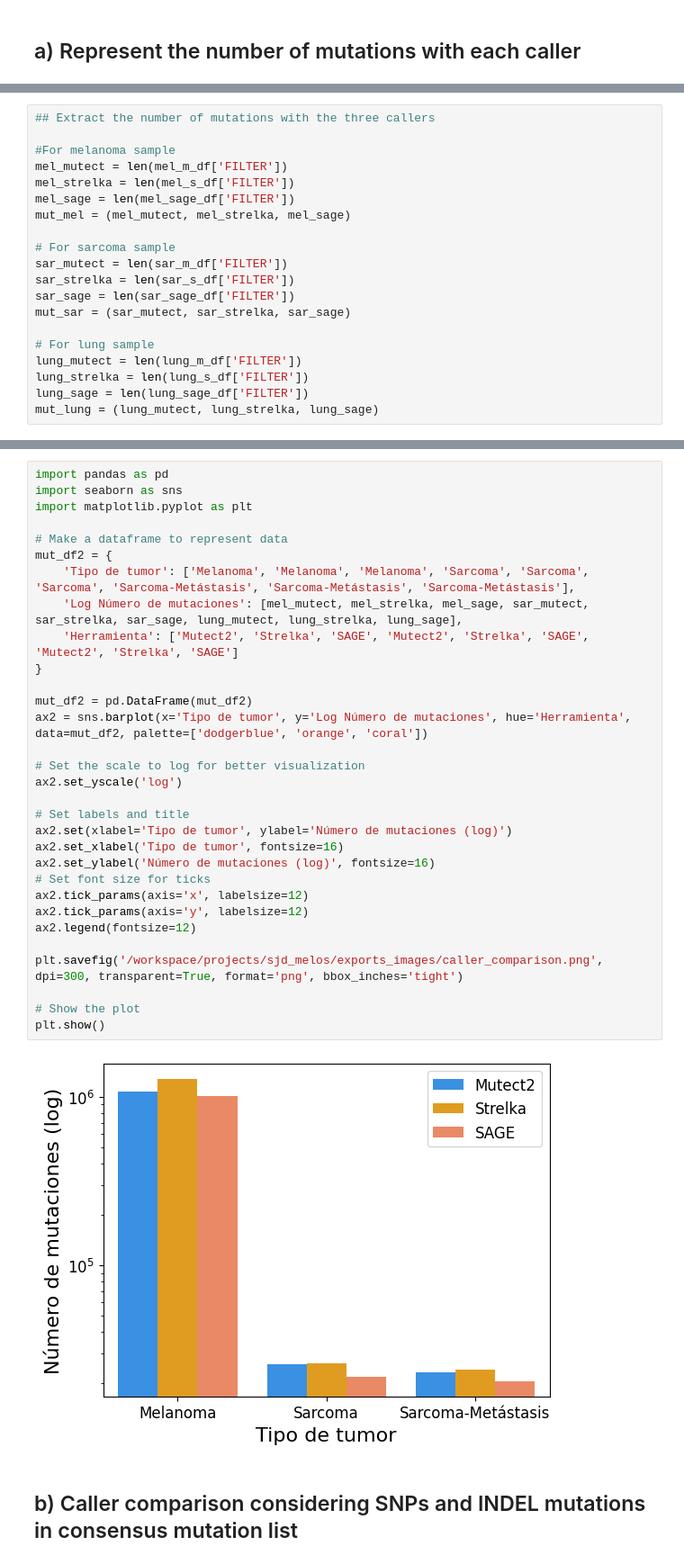
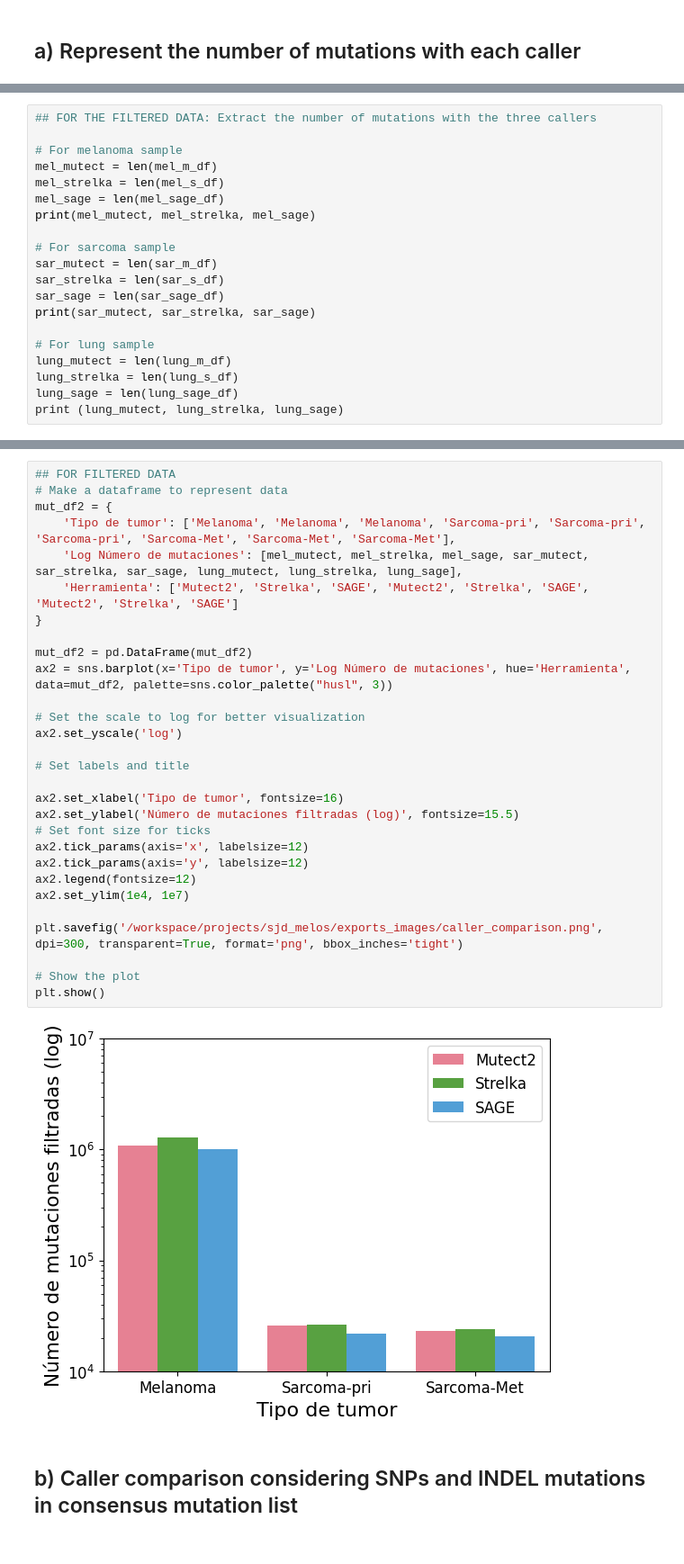
Before and after one commit to efigb/master, a Jupyter notebook: variant_analysis/somatic/consensus_mut/Caller_and_mutations_Comparison.ipynb, the cells around one changed output, grey strips where cells are left out. Shown at 90% size. Drawn from its saved outputs; the diff is of its cells as text.

Commit message:
adding modified notebook files from consensus mutations in samples, QMAP file input and the notebook to obtain it, new file for germline samples comparison and the VAF for germline

```diff
--- a/variant_analysis/somatic/consensus_mut/Caller_and_mutations_Comparison.ipynb
+++ b/variant_analysis/somatic/consensus_mut/Caller_and_mutations_Comparison.ipynb
@@ -65,20 +220,20 @@ mel_sage_df.head()
 # %%
-## Extract the number of mutations with the three callers
+## FOR THE FILTERED DATA: Extract the number of mutations with the three callers
 
-#For melanoma sample
-mel_mutect = len(mel_m_df['FILTER'])
-mel_strelka = len(mel_s_df['FILTER'])
-mel_sage = len(mel_sage_df['FILTER'])
-mut_mel = (mel_mutect, mel_strelka, mel_sage)
+# For melanoma sample
+mel_mutect = len(mel_m_df)
+mel_strelka = len(mel_s_df)
+mel_sage = len(mel_sage_df)
+print(mel_mutect, mel_strelka, mel_sage)
 
 # For sarcoma sample
-sar_mutect = len(sar_m_df['FILTER'])
-sar_strelka = len(sar_s_df['FILTER'])
-sar_sage = len(sar_sage_df['FILTER'])
-mut_sar = (sar_mutect, sar_strelka, sar_sage)
+sar_mutect = len(sar_m_df)
+sar_strelka = len(sar_s_df)
+sar_sage = len(sar_sage_df)
+print(sar_mutect, sar_strelka, sar_sage)
 
 # For lung sample
-lung_mutect = len(lung_m_df['FILTER'])
-lung_strelka = len(lung_s_df['FILTER'])
-lung_sage = len(lung_sage_df['FILTER'])
-mut_lung = (lung_mutect, lung_strelka, lung_sage)
+lung_mutect = len(lung_m_df)
+lung_strelka = len(lung_s_df)
+lung_sage = len(lung_sage_df)
+print (lung_mutect, lung_strelka, lung_sage)
@@ -85,35 +274,33 @@ mut_lung = (lung_mutect, lung_strelka, lung_sage)
 # %%
-import pandas as pd
-import seaborn as sns
-import matplotlib.pyplot as plt
-
+## FOR FILTERED DATA
 # Make a dataframe to represent data
 mut_df2 = {
-    'Tipo de tumor': ['Melanoma', 'Melanoma', 'Melanoma', 'Sarcoma', 'Sarcoma', 'Sarcoma', 'Sarcoma-Metástasis', 'Sarcoma-Metástasis', 'Sarcoma-Metástasis'],
+    'Tipo de tumor': ['Melanoma', 'Melanoma', 'Melanoma', 'Sarcoma-pri', 'Sarcoma-pri', 'Sarcoma-pri', 'Sarcoma-Met', 'Sarcoma-Met', 'Sarcoma-Met'],
     'Log Número de mutaciones': [mel_mutect, mel_strelka, mel_sage, sar_mutect, sar_strelka, sar_sage, lung_mutect, lung_strelka, lung_sage],
     'Herramienta': ['Mutect2', 'Strelka', 'SAGE', 'Mutect2', 'Strelka', 'SAGE', 'Mutect2', 'Strelka', 'SAGE']
 }
 
 mut_df2 = pd.DataFrame(mut_df2)
-ax2 = sns.barplot(x='Tipo de tumor', y='Log Número de mutaciones', hue='Herramienta', data=mut_df2, palette=['dodgerblue', 'orange', 'coral'])
+ax2 = sns.barplot(x='Tipo de tumor', y='Log Número de mutaciones', hue='Herramienta', data=mut_df2, palette=sns.color_palette("husl", 3))
 
 # Set the scale to log for better visualization
 ax2.set_yscale('log')
 
 # Set labels and title
-ax2.set(xlabel='Tipo de tumor', ylabel='Número de mutaciones (log)')
+
 ax2.set_xlabel('Tipo de tumor', fontsize=16)
-ax2.set_ylabel('Número de mutaciones (log)', fontsize=16)
+ax2.set_ylabel('Número de mutaciones filtradas (log)', fontsize=15.5)
 # Set font size for ticks
 ax2.tick_params(axis='x', labelsize=12)
 ax2.tick_params(axis='y', labelsize=12)
 ax2.legend(fontsize=12)
+ax2.set_ylim(1e4, 1e7)
 
 plt.savefig('/workspace/projects/sjd_melos/exports_images/caller_comparison.png', dpi=300, transparent=True, format='png', bbox_inches='tight')
 
 # Show the plot
 plt.show()
 # %% [output]
-[figure, old version]
+[figure, new version]
 # %% [markdown]
 ## b) Caller comparison considering SNPs and INDEL mutations in consensus mutation list
```
Also changed, not shown: parts of 36 cells of this notebook, 7 other files.
